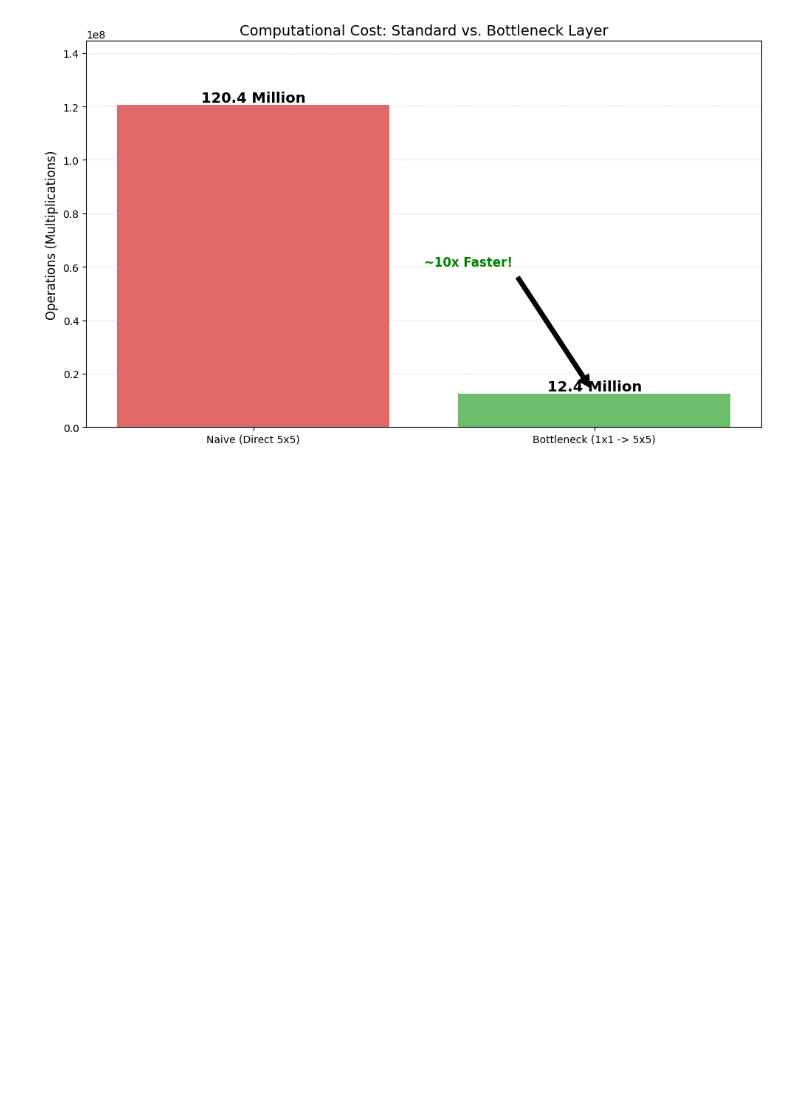
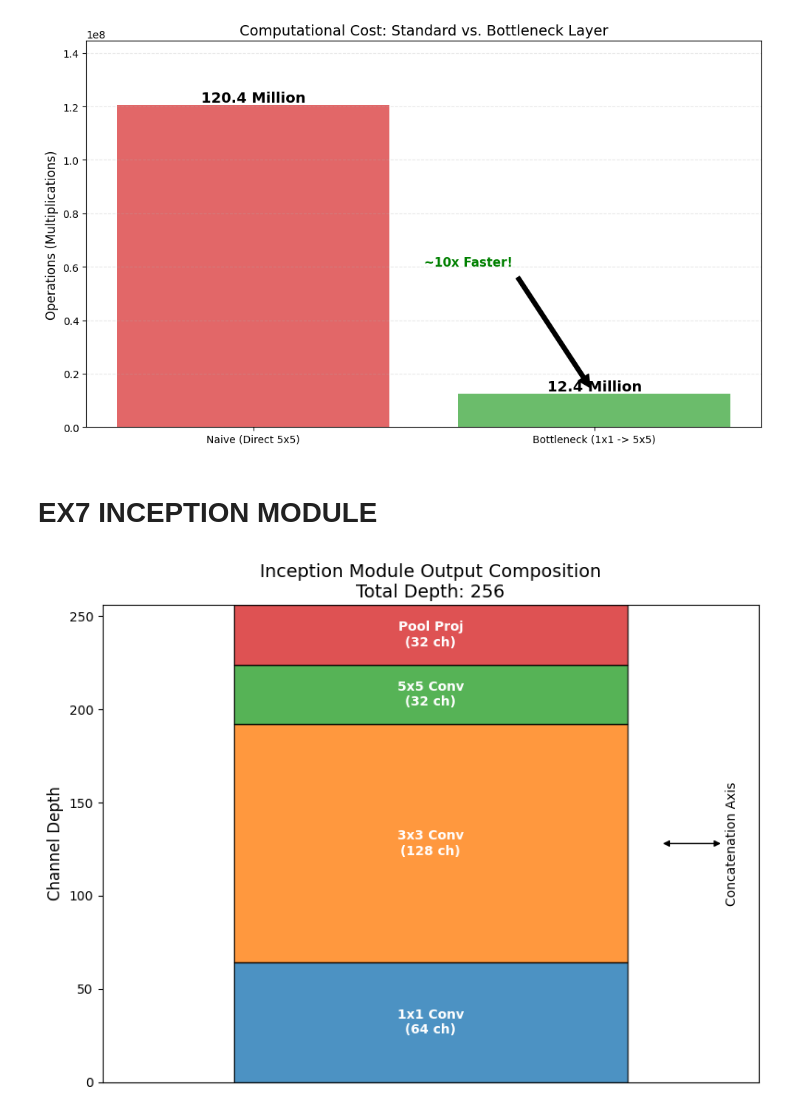
Before and after one commit to Saavkd7/DeepLearning-Specialization-Coursera, a Jupyter notebook: 4. Convolutional+Neural+NETWORKS/Week2/Ex.ipynb, the cells around one changed output. Drawn from its saved outputs; the diff is of its cells as text; code cells hidden in the pictures; blank space fills up the shorter version.

```diff
--- a/4. Convolutional+Neural+NETWORKS/Week2/Ex.ipynb
+++ b/4. Convolutional+Neural+NETWORKS/Week2/Ex.ipynb
@@ -357,3 +357,64 @@ def visualize_computational_cost():
 visualize_computational_cost()
 # %% [output]
 [figure]
+# %% [markdown]
+# EX7 INCEPTION MODULE
+# %%
+### Full Visualization Implementation
+'''
+This script visualizes the **structure of the Inception Module output**.
+It shows how the four separate branches contribute different "chunks" to the final concatenated depth.
+'''
+import matplotlib.pyplot as plt
+import matplotlib.patches as patches
+
+def visualize_inception_output():
+    # Channels for each branch (from transcript example)
+    # Total Output = 256
+    branches = {
+        '1x1 Conv': 64,
+        '3x3 Conv': 128,
+        '5x5 Conv': 32,
+        'Pool Proj': 32
+    }
+
+    total_channels = sum(branches.values())
+
+    fig, ax = plt.subplots(figsize=(8, 6))
+
+    # Starting vertical position
+    current_y = 0
+    colors = ['#1f77b4', '#ff7f0e', '#2ca02c', '#d62728']
+
+    # Draw the "Concatenated Volume" as a stack of blocks
+    for (name, channels), color in zip(branches.items(), colors):
+        # Draw rectangle representing the chunk of channels
+        # Width = constant (representing 28x28 spatial size), Height = channels
+        rect = patches.Rectangle((0.2, current_y), 0.6, channels,
+                                 linewidth=1, edgecolor='black', facecolor=color, alpha=0.8)
+        ax.add_patch(rect)
+
+        # Annotation
+        ax.text(0.5, current_y + channels/2, f"{name}\n({channels} ch)",
+                ha='center', va='center', color='white', fontweight='bold')
+
+        current_y += channels
+
+    # Styling
+    ax.set_xlim(0, 1)
+    ax.set_ylim(0, total_channels)
+    ax.set_ylabel("Channel Depth", fontsize=12)
+    ax.set_xticks([])
+    ax.set_title(f"Inception Module Output Composition\nTotal Depth: {total_channels}", fontsize=14)
+
+    # Add arrow showing concatenation
+    ax.annotate('Concatenation Axis', xy=(0.85, total_channels/2), xytext=(0.95, total_channels/2),
+                arrowprops=dict(facecolor='black', arrowstyle='<|-|>'),
+                rotation=90, va='center')
+
+    plt.tight_layout()
+    plt.show()
+
+visualize_inception_output()
+# %% [output]
+[figure, added]
```
Also changed, not shown: 2 other files.
